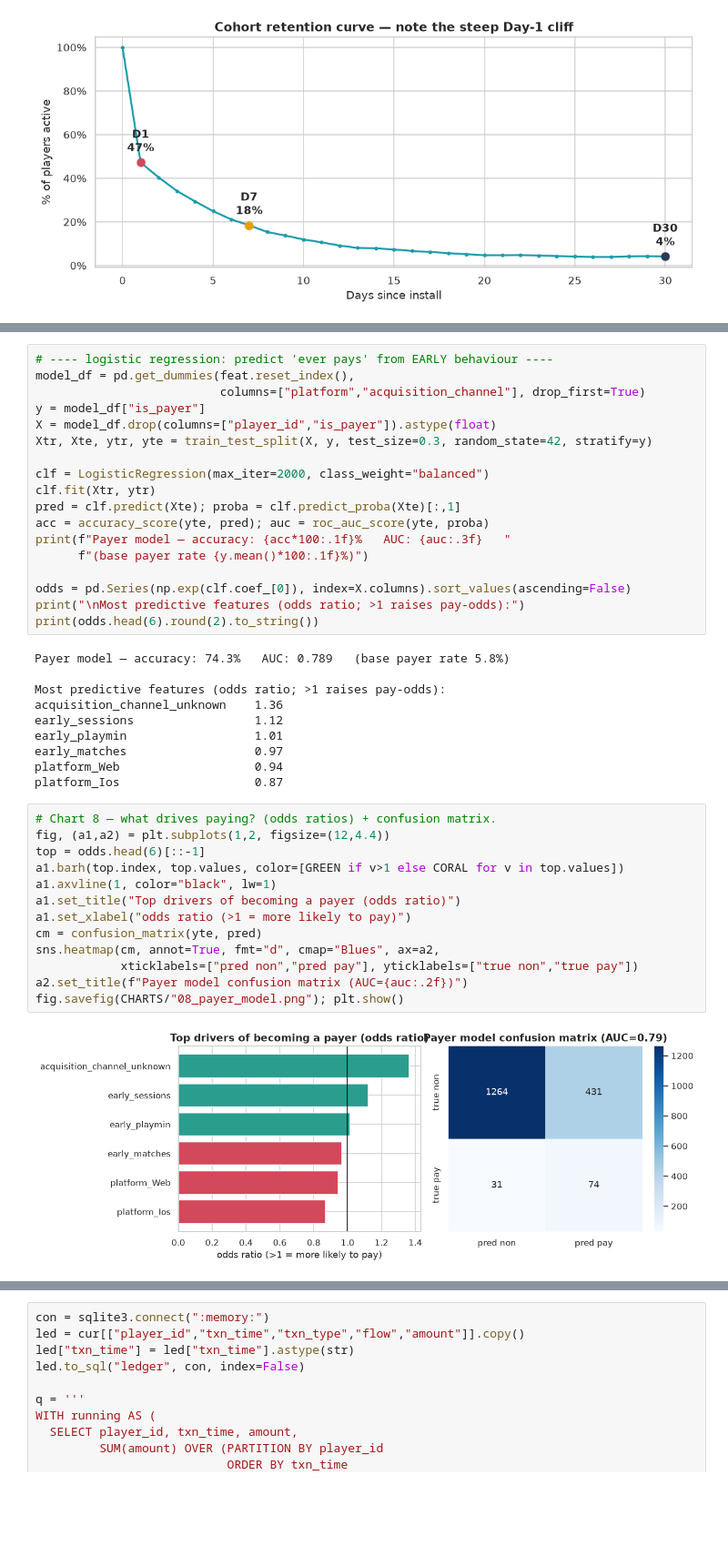
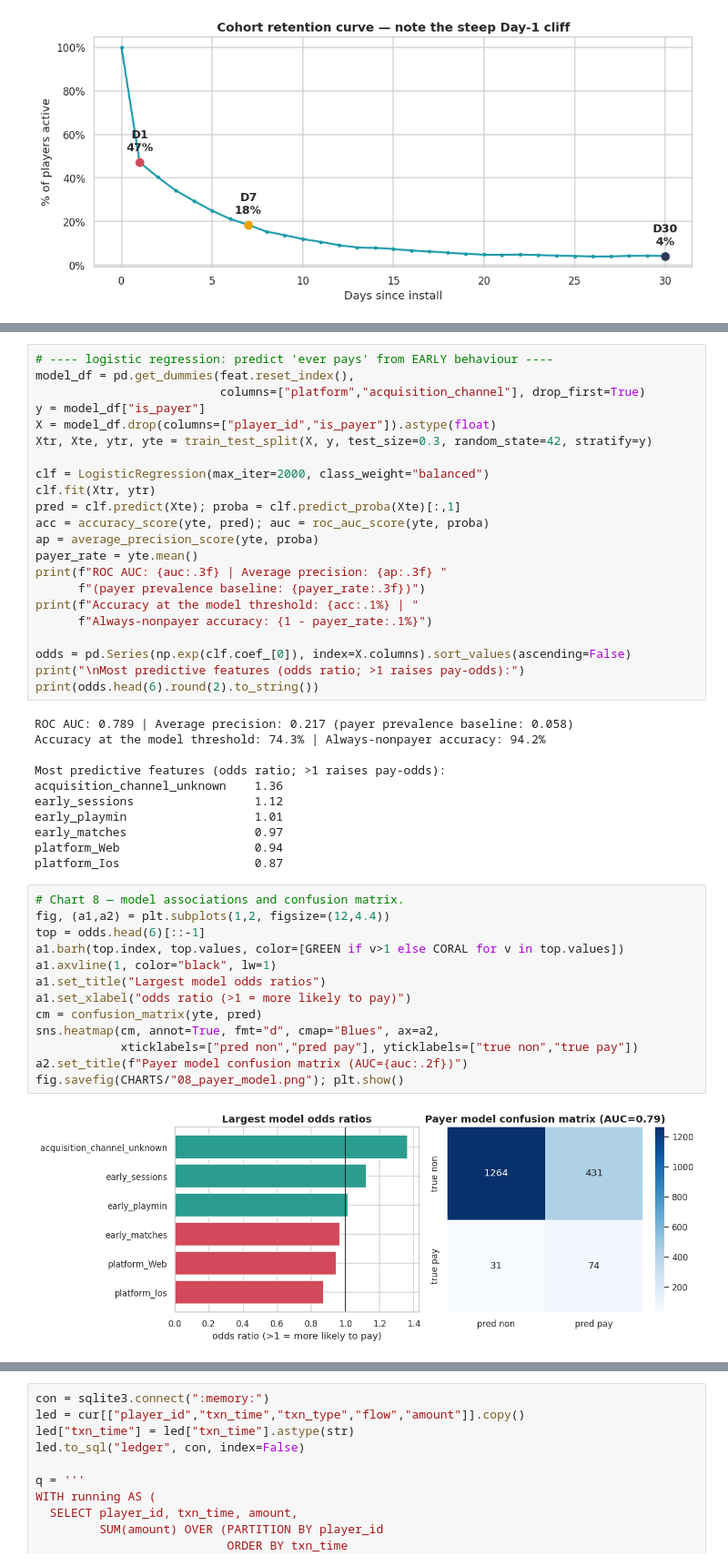
Before and after one commit to merogith/DataAnalysis, a Jupyter notebook: project-2-game-economy/analysis.ipynb, the cells around one changed output, grey strips where cells are left out. Shown at 91% size. Saved outputs shown, nothing was run; the diff lists cells and outputs as text; blank space fills up the shorter version.

```diff
--- a/project-2-game-economy/analysis.ipynb
+++ b/project-2-game-economy/analysis.ipynb
@@ -493,14 +493,19 @@ clf = LogisticRegression(max_iter=2000, class_weight="balanced")
 clf.fit(Xtr, ytr)
 pred = clf.predict(Xte); proba = clf.predict_proba(Xte)[:,1]
 acc = accuracy_score(yte, pred); auc = roc_auc_score(yte, proba)
-print(f"Payer model — accuracy: {acc*100:.1f}%   AUC: {auc:.3f}   "
-      f"(base payer rate {y.mean()*100:.1f}%)")
+ap = average_precision_score(yte, proba)
+payer_rate = yte.mean()
+print(f"ROC AUC: {auc:.3f} | Average precision: {ap:.3f} "
+      f"(payer prevalence baseline: {payer_rate:.3f})")
+print(f"Accuracy at the model threshold: {acc:.1%} | "
+      f"Always-nonpayer accuracy: {1 - payer_rate:.1%}")
 
 odds = pd.Series(np.exp(clf.coef_[0]), index=X.columns).sort_values(ascending=False)
 print("\nMost predictive features (odds ratio; >1 raises pay-odds):")
 print(odds.head(6).round(2).to_string())
 # %% [output]
-Payer model — accuracy: 74.3%   AUC: 0.789   (base payer rate 5.8%)
+ROC AUC: 0.789 | Average precision: 0.217 (payer prevalence baseline: 0.058)
+Accuracy at the model threshold: 74.3% | Always-nonpayer accuracy: 94.2%
 
 Most predictive features (odds ratio; >1 raises pay-odds):
 acquisition_channel_unknown    1.36
@@ -510,20 +515,20 @@ early_matches                  0.97
 platform_Web                   0.94
 platform_Ios                   0.87
 # %%
-# Chart 8 — what drives paying? (odds ratios) + confusion matrix.
+# Chart 8 — model associations and confusion matrix.
 fig, (a1,a2) = plt.subplots(1,2, figsize=(12,4.4))
 top = odds.head(6)[::-1]
 a1.barh(top.index, top.values, color=[GREEN if v>1 else CORAL for v in top.values])
 a1.axvline(1, color="black", lw=1)
-a1.set_title("Top drivers of becoming a payer (odds ratio)")
+a1.set_title("Largest model odds ratios")
 a1.set_xlabel("odds ratio (>1 = more likely to pay)")
 cm = confusion_matrix(yte, pred)
 sns.heatmap(cm, annot=True, fmt="d", cmap="Blues", ax=a2,
             xticklabels=["pred non","pred pay"], yticklabels=["true non","true pay"])
 a2.set_title(f"Payer model confusion matrix (AUC={auc:.2f})")
 fig.savefig(CHARTS/"08_payer_model.png"); plt.show()
 # %% [output]
-[figure, old version]
+[figure, new version]
 # %% [markdown]
 ## Step 5 — SQL on the same data (SQLite, with a window function)
 The brief asks for at least one SQL query using a **window function**. We load the cleaned currency
```
Also changed, not shown: parts of 14 cells of this notebook, 13 other files.
